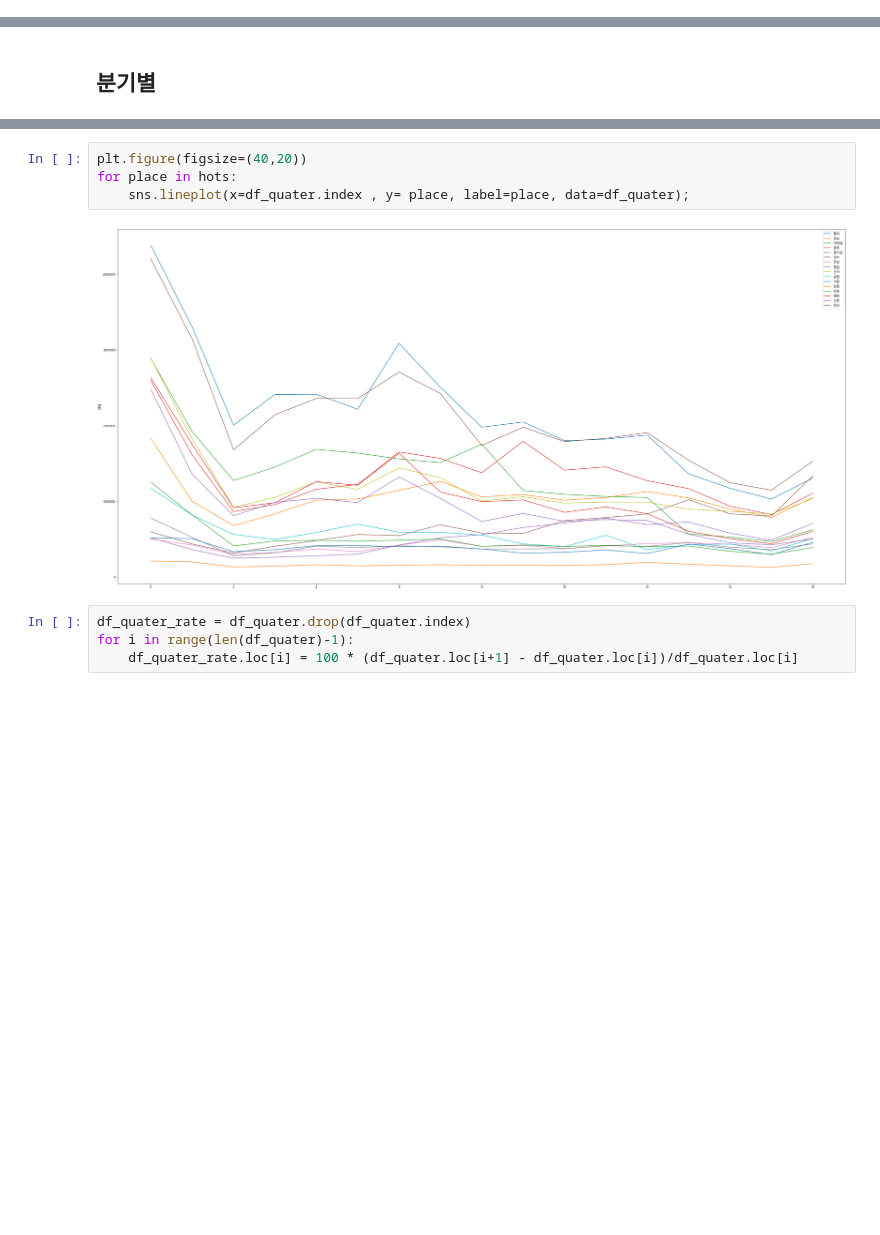
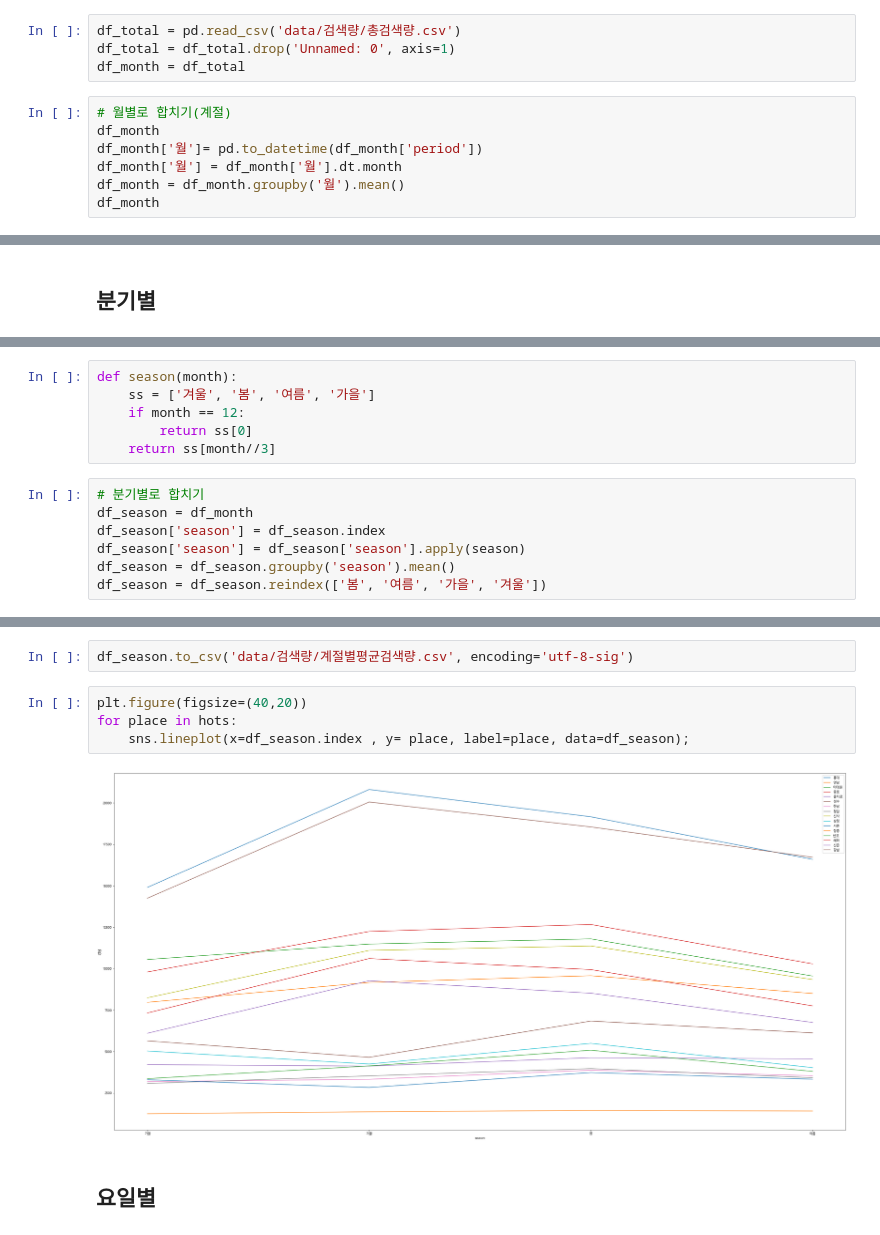
Before and after one commit to dongyoung0/toy_project, a Jupyter notebook: naver_trend.ipynb, the cells around one changed output, grey strips where cells are left out. Saved outputs shown, nothing was run; the diff lists cells and outputs as text; blank space fills up the shorter version.

```diff
--- a/naver_trend.ipynb
+++ b/naver_trend.ipynb
@@ -680,0 +685,11 @@ plt.legend(fontsize='x-large', title_fontsize='70')
+# %%
+df_total = pd.read_csv('data/검색량/총검색량.csv')
+df_total = df_total.drop('Unnamed: 0', axis=1)
+df_month = df_total
+# %%
+# 월별로 합치기(계절)
+df_month
+df_month['월']= pd.to_datetime(df_month['period'])
+df_month['월'] = df_month['월'].dt.month
+df_month = df_month.groupby('월').mean()
+df_month
@@ -689,0 +720,13 @@ for i in range(1,17):
+# %%
+def season(month):
+    ss = ['겨울', '봄', '여름', '가을']
+    if month == 12:
+        return ss[0]
+    return ss[month//3]
+# %%
+# 분기별로 합치기
+df_season = df_month
+df_season['season'] = df_season.index
+df_season['season'] = df_season['season'].apply(season)
+df_season = df_season.groupby('season').mean()
+df_season = df_season.reindex(['봄', '여름', '가을', '겨울'])
@@ -690,10 +747,10 @@ for i in range(1,17):
+# %%
+df_season.to_csv('data/검색량/계절별평균검색량.csv', encoding='utf-8-sig')
 # %%
 plt.figure(figsize=(40,20))
 for place in hots:
-    sns.lineplot(x=df_quater.index , y= place, label=place, data=df_quater);
+    sns.lineplot(x=df_season.index , y= place, label=place, data=df_season);
 # %% [output]
-[figure, old version]
+[figure, new version]
-# %%
-df_quater_rate = df_quater.drop(df_quater.index)
-for i in range(len(df_quater)-1):
-    df_quater_rate.loc[i] = 100 * (df_quater.loc[i+1] - df_quater.loc[i])/df_quater.loc[i]
+# %% [markdown]
+## 요일별
```
Also changed, not shown: parts of 38 cells of this notebook.
